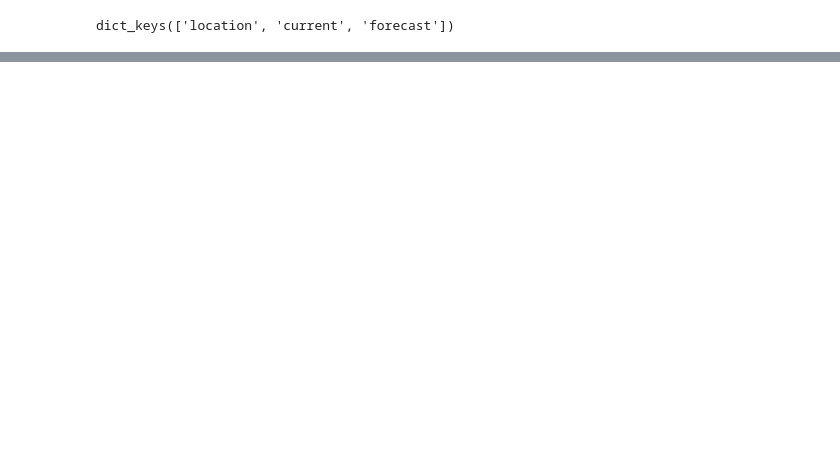
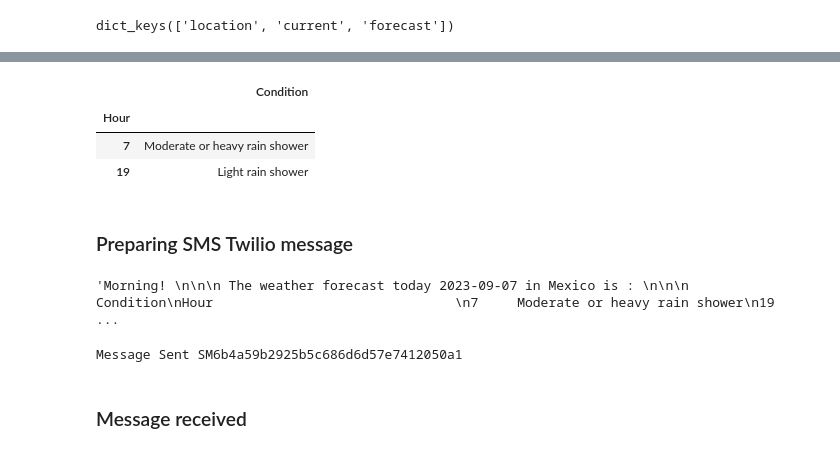
Before and after one commit to Garavirod/data-science, a Jupyter notebook: practices/aws/twilo-weather-notifications/twilio-messages.ipynb, the cells around one changed output, grey strips where cells are left out. Saved outputs shown, nothing was run; the diff lists cells and outputs as text; code cells hidden in the pictures; blank space fills up the shorter version.

Commit message:
feat(practices): receive message from twilio via sms

```diff
--- a/practices/aws/twilo-weather-notifications/twilio-messages.ipynb
+++ b/practices/aws/twilo-weather-notifications/twilio-messages.ipynb
@@ -88,0 +90,18 @@ Partly cloudy
+# %%
+def get_forecast(api_response, iterator):
+    date = api_response['forecast']['forecastday'][0]['hour'][iterator]['time'].split()[0]
+    hour = int(api_response['forecast']['forecastday'][0]['hour'][iterator]['time'].split()[1].split(':')[0])
+    condition = api_response['forecast']['forecastday'][0]['hour'][iterator]['condition']['text']
+    temperature = api_response['forecast']['forecastday'][0]['hour'][iterator]['temp_c']
+    will_rain = api_response['forecast']['forecastday'][0]['hour'][iterator]['will_it_rain']
+    chance_rain = api_response['forecast']['forecastday'][0]['hour'][iterator]['chance_of_rain']
+
+    return date, hour, condition, temperature, will_rain, chance_rain
+# %%
+data = []
+num_of_records = len(api_response['forecast']['forecastday'][0]['hour'])
+tqdm_response = tqdm(range(num_of_records), colour='green')
+for i in tqdm_response:
+    data.append(get_forecast(api_response, i))
+
+data
@@ -88,0 +131,6 @@ Partly cloudy
+# %%
+# biulding data frame
+
+cols = ['Date','Hour','Condition','Temperature','Rain','Probability of rain']
+df = pd.DataFrame(data, columns=cols)
+df
@@ -88,0 +155,46 @@ Partly cloudy
+# %%
+"""
+Filter records that only contain information where it is mentioned that it will be a rainy day
+within a schedule of 6 to 22
+ """
+
+df_rainy_only = df[
+    (df['Rain'] == 1) &
+    (df['Hour'] > 6) &
+    (df['Hour'] < 22)
+]
+
+df_rainy_only = df_rainy_only[['Hour','Condition']]
+
+df_rainy_only.set_index('Hour', inplace=True)
+df_rainy_only
+# %% [output]
+|  | Condition |
+| Hour |  |
+| 7 | Moderate or heavy rain shower |
+| 19 | Light rain shower |
+# %% [markdown]
+### Preparing SMS Twilio message
+# %%
+template_message = f"Morning! \n\n\n The weather forecast today {df['Date'][0]} in {query} is : \n\n\n {str(df_rainy_only)}"
+template_message
+# %% [output]
+'Morning! \n\n\n The weather forecast today 2023-09-07 in Mexico is : \n\n\n                           Condition\nHour                               \n7     Moderate or heavy rain shower\n19           ...
+# %%
+time.sleep(2)
+
+account_sid = TWILIO_ACCOUNT_SID
+auth_token = TWILIO_AUTH_TOKEN
+recipient = PHONE_NUMBER_RECIPIENT
+
+client = Client(account_sid, auth_token)
+message = None
+try:
+    message = client.messages.create(body=template_message, from_=PHONE_NUMBER, to=recipient)
+    print('Message Sent ' + message.sid)
+except Exception as e:
+    print(f'Something went wrong!',e)
+# %% [output]
+Message Sent SM6b4a59b2925b5c686d6d57e7412050a1
+# %% [markdown]
+### Message received
```
Also changed, not shown: parts of 8 cells of this notebook, 3 other files.
